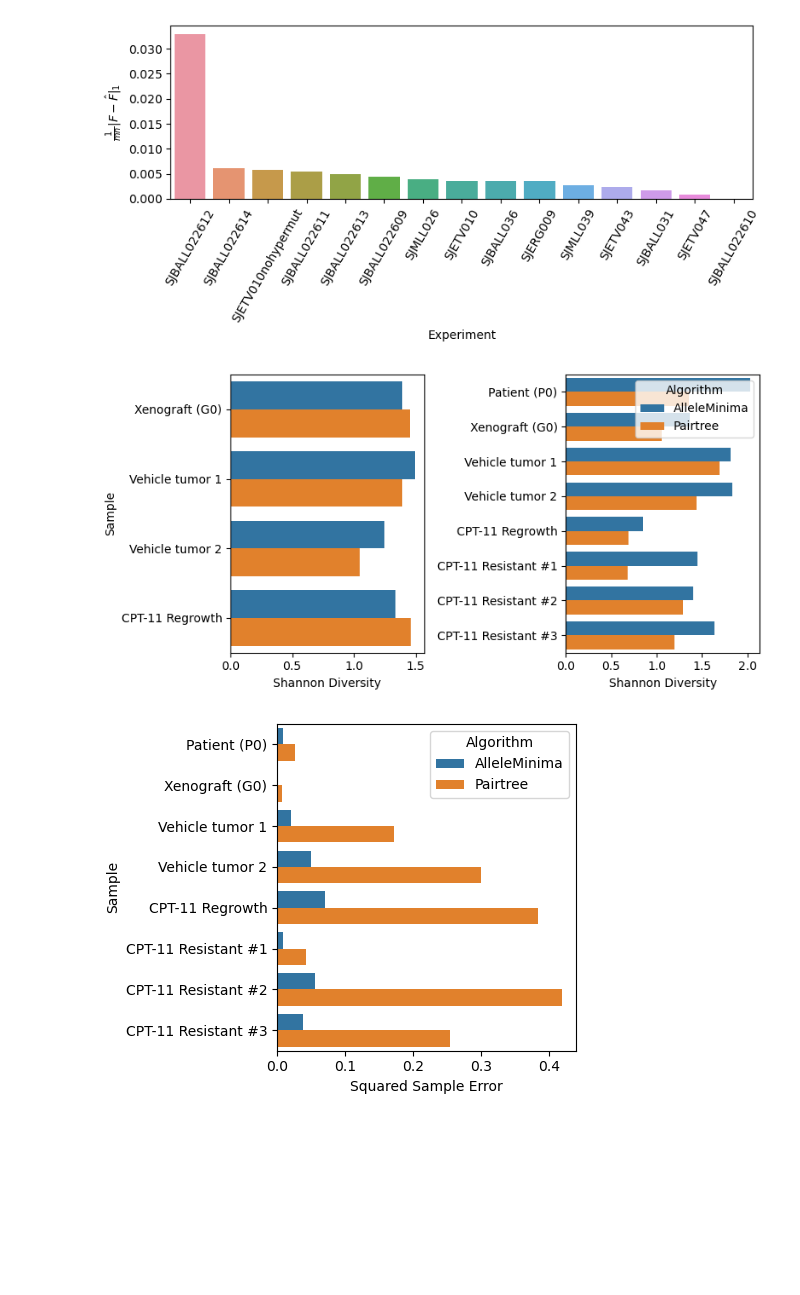
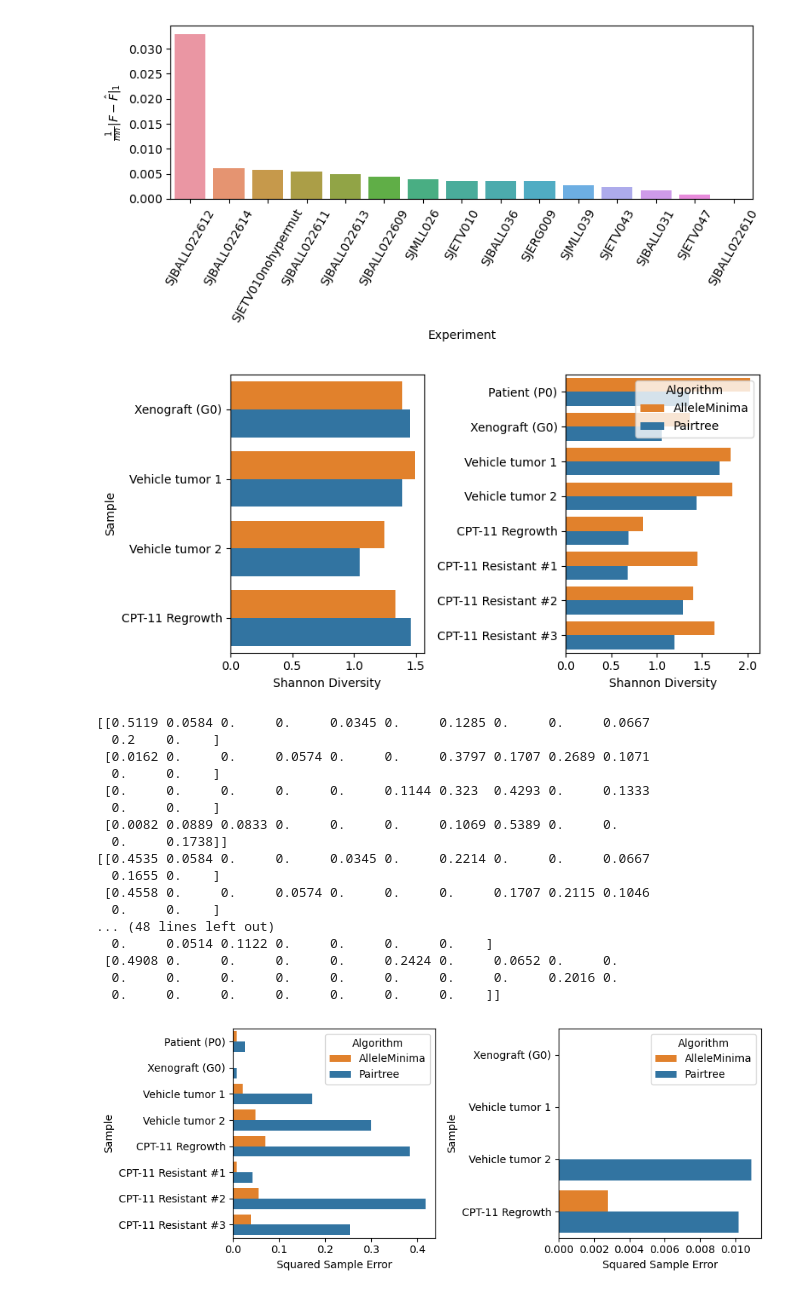
Before and after one commit to raphael-group/fastBE, a Jupyter notebook: notebooks/ball_realdata.ipynb, the cells around one changed output. Drawn from its saved outputs; the diff is of its cells as text; code cells hidden in the pictures; blank space fills up the shorter version.

Commit message:
Real data scripts.

```diff
--- a/notebooks/ball_realdata.ipynb
+++ b/notebooks/ball_realdata.ipynb
@@ -191,18 +191,25 @@ for inst in csc_pop_instances:
 
 #shannon_diversity_df = pd.concat(dfs)
 # %%
+algorithm_color_map = {
+    'Pairtree': sns.color_palette()[0],
+    'AlleleMinima': sns.color_palette()[1],
+    'calder': sns.color_palette()[2],
+    'citup': sns.color_palette()[3]
+}
+
 fig, axes = plt.subplots(figsize=(8, 4), ncols=2)
-sns.barplot(data=shannon_diversity_df[shannon_diversity_df['Patient'] == 'CSC28'], x='Shannon Diversity', y='Sample', hue='Algorithm', ax=axes[0])
-sns.barplot(data=shannon_diversity_df[shannon_diversity_df['Patient'] == 'POP66'], x='Shannon Diversity', y='Sample', hue='Algorithm', ax=axes[1])
+sns.barplot(data=shannon_diversity_df[shannon_diversity_df['Patient'] == 'CSC28'], x='Shannon Diversity', y='Sample', hue='Algorithm', ax=axes[0], palette=algorithm_color_map)
+sns.barplot(data=shannon_diversity_df[shannon_diversity_df['Patient'] == 'POP66'], x='Shannon Diversity', y='Sample', hue='Algorithm', ax=axes[1], palette=algorithm_color_map)
 
 axes[1].set_ylabel(None)
 axes[0].get_legend().remove()
 axes[1].legend(title='Algorithm', loc='upper right')
 
 fig.tight_layout()
-fig.savefig("../results/figures/diversity_index.pdf")
+fig.savefig("../results/figures/diversity_index.pdf", transparent=True, )
 # %% [output]
-[figure, old version]
+[figure, new version]
 # %%
 dfs = []
 for inst in csc_pop_instances:
@@ -210,6 +217,7 @@ for inst in csc_pop_instances:
 
     for algorithm, usage_matrix, clonal_matrix in [('AlleleMinima', inst['am_usage'], inst['am_clonal']), ('Pairtree', inst['pt_usage'], inst['pt_clonal'])]:
         result = {}
+        print(usage_matrix)
         l2_error = np.square(inst['frequency_matrix'] - usage_matrix @ clonal_matrix)
         l2_error = l2_error.sum(axis = 1)
         result['Squared Sample Error'] = l2_error
@@ -219,12 +227,30 @@ for inst in csc_pop_instances:
         df['Algorithm'] = algorithm
         dfs.append(df)
 sample_error_df = pd.concat(dfs)
+# %% [output]
+[[0.5119 0.0584 0.     0.     0.0345 0.     0.1285 0.     0.     0.0667
+  0.2    0.    ]
+ [0.0162 0.     0.     0.0574 0.     0.     0.3797 0.1707 0.2689 0.1071
+  0.     0.    ]
+ [0.     0.     0.     0.     0.     0.1144 0.323  0.4293 0.     0.1333
+  0.     0.    ]
+ [0.0082 0.0889 0.0833 0.     0.     0.     0.1069 0.5389 0.     0.
+  0.     0.1738]]
+[[0.4535 0.0584 0.     0.     0.0345 0.     0.2214 0.     0.     0.0667
+  0.1655 0.    ]
+ [0.4558 0.     0.     0.0574 0.     0.     0.     0.1707 0.2115 0.1046
+  0.     0.    ]
+... (48 lines left out)
+  0.     0.0514 0.1122 0.     0.     0.     0.    ]
+ [0.4908 0.     0.     0.     0.     0.2424 0.     0.0652 0.     0.
+  0.     0.     0.     0.     0.     0.     0.     0.     0.2016 0.
+  0.     0.     0.     0.     0.     0.     0.    ]]
 # %%
-fig, ax = plt.subplots(figsize=(5, 4), ncols=1)
-sns.barplot(data=sample_error_df[sample_error_df['Patient'] == 'POP66'], x='Squared Sample Error', y='Sample', hue='Algorithm', ax=ax)
-#sns.barplot(data=sample_error_df[sample_error_df['Patient'] == 'CSC28'], x='Squared Sample Error', y='Sample', hue='Algorithm', ax=axes[1])
+fig, axes = plt.subplots(figsize=(9, 3.5), ncols=2)
+sns.barplot(data=sample_error_df[sample_error_df['Patient'] == 'POP66'], x='Squared Sample Error', y='Sample', hue='Algorithm', ax=axes[0], palette=algorithm_color_map)
+sns.barplot(data=sample_error_df[sample_error_df['Patient'] == 'CSC28'], x='Squared Sample Error', y='Sample', hue='Algorithm', ax=axes[1], palette=algorithm_color_map)
 
 fig.tight_layout()
-fig.savefig("../results/figures/squared_sample_error.pdf")
+fig.savefig("../results/figures/squared_sample_error.pdf", transparent=True)
 # %% [output]
-[figure, old version]
+[figure, new version]
```
Also changed, not shown: 5 other files.
